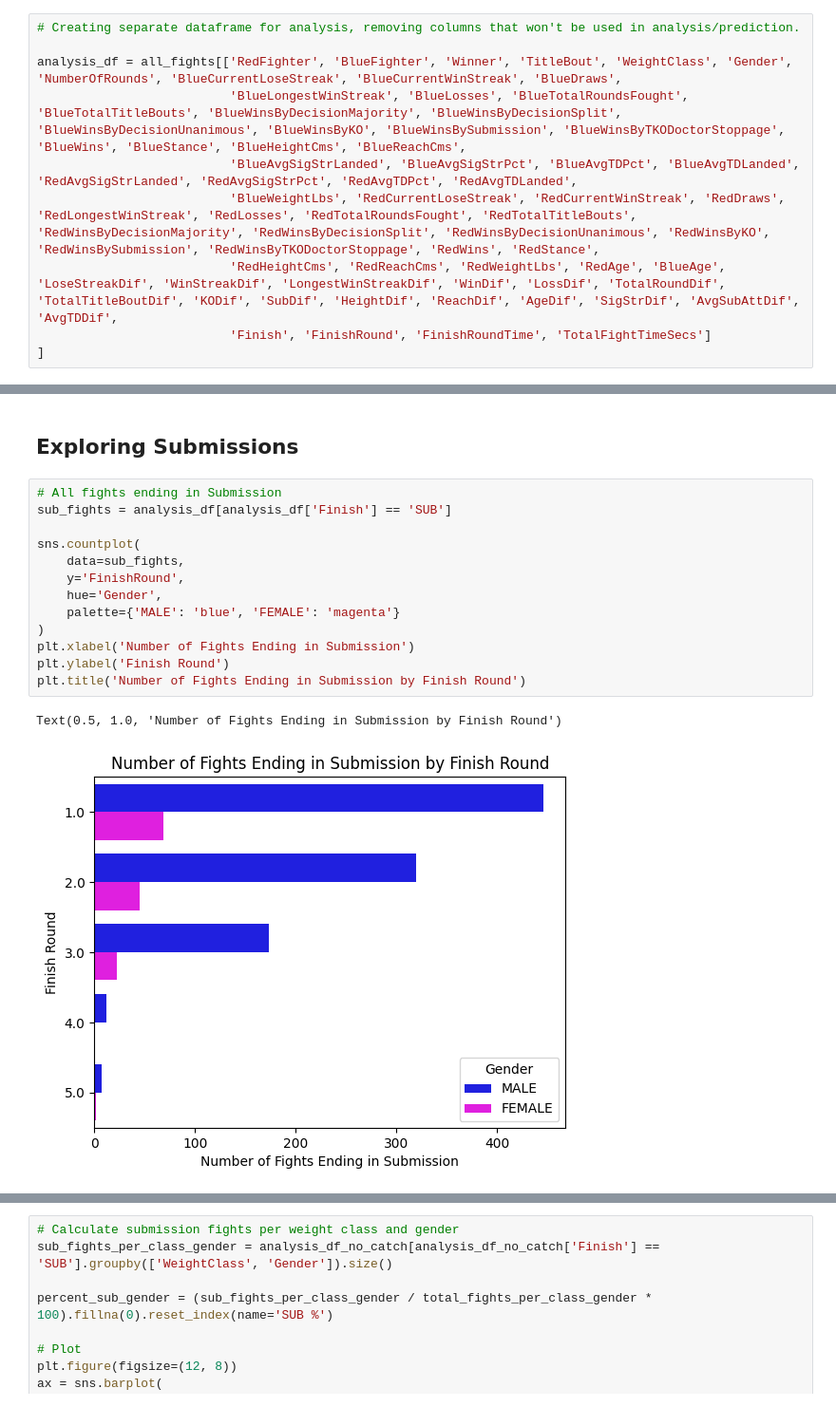
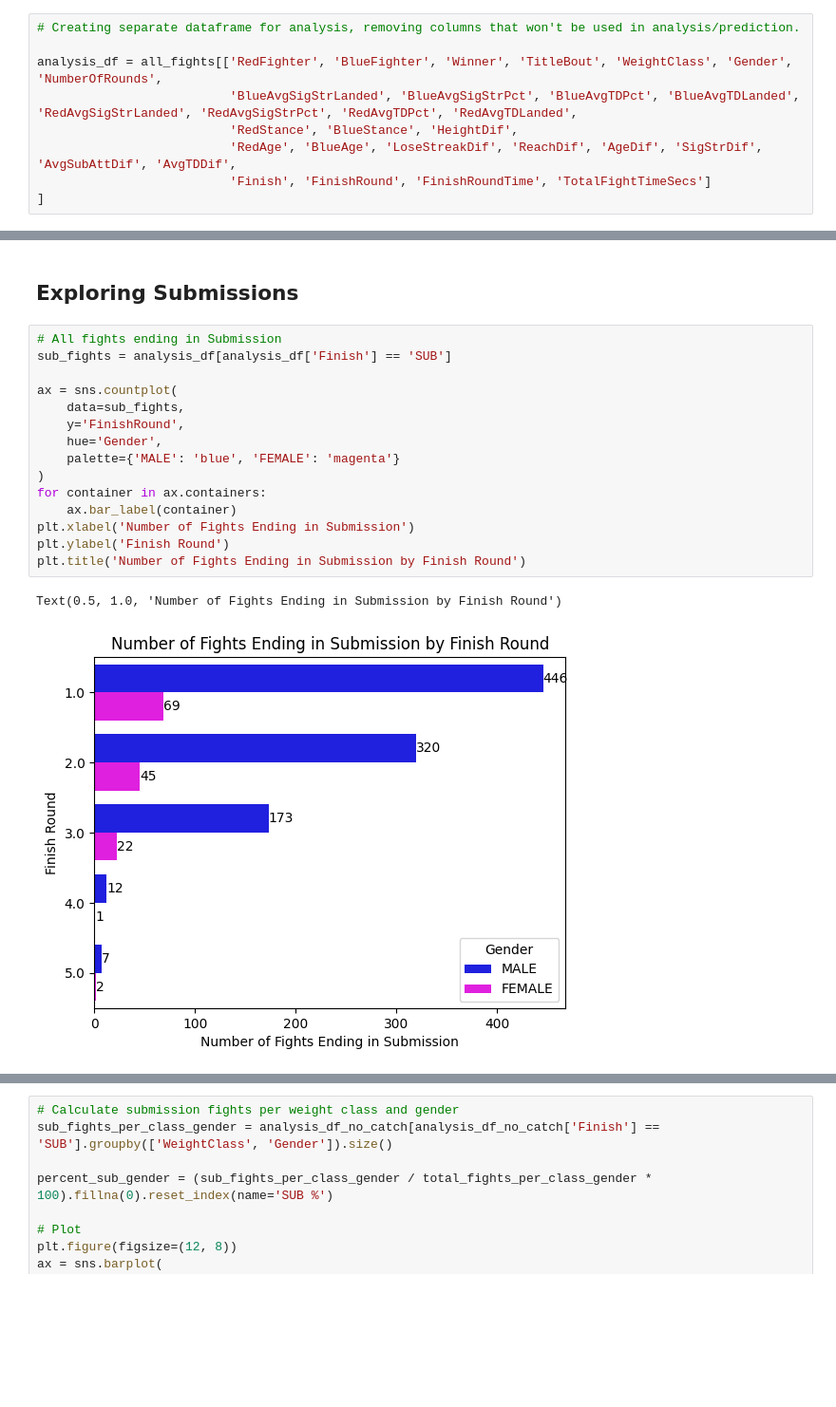
Before and after one commit to jmanlang/ufc-data-analysis, a Jupyter notebook: analysis.ipynb, the cells around one changed output, grey strips where cells are left out. Shown at 95% size. Cells and saved outputs as stored; diff of their text form; blank space fills up the shorter version.

```diff
--- a/analysis.ipynb
+++ b/analysis.ipynb
@@ -98,10 +97,9 @@ all_fights['WeightClass'] = all_fights['WeightClass'].str.replace("Women's ", ""
 # %%
 # Creating separate dataframe for analysis, removing columns that won't be used in analysis/prediction.
 
-analysis_df = all_fights[['RedFighter', 'BlueFighter', 'Winner', 'TitleBout', 'WeightClass', 'Gender', 'NumberOfRounds', 'BlueCurrentLoseStreak', 'BlueCurrentWinStreak', 'BlueDraws',
-                          'BlueLongestWinStreak', 'BlueLosses', 'BlueTotalRoundsFought', 'BlueTotalTitleBouts', 'BlueWinsByDecisionMajority', 'BlueWinsByDecisionSplit', 'BlueWinsByDecisionUnanimous', 'BlueWinsByKO', 'BlueWinsBySubmission', 'BlueWinsByTKODoctorStoppage', 'BlueWins', 'BlueStance', 'BlueHeightCms', 'BlueReachCms',
+analysis_df = all_fights[['RedFighter', 'BlueFighter', 'Winner', 'TitleBout', 'WeightClass', 'Gender', 'NumberOfRounds',
                           'BlueAvgSigStrLanded', 'BlueAvgSigStrPct', 'BlueAvgTDPct', 'BlueAvgTDLanded', 'RedAvgSigStrLanded', 'RedAvgSigStrPct', 'RedAvgTDPct', 'RedAvgTDLanded',
-                          'BlueWeightLbs', 'RedCurrentLoseStreak', 'RedCurrentWinStreak', 'RedDraws', 'RedLongestWinStreak', 'RedLosses', 'RedTotalRoundsFought', 'RedTotalTitleBouts', 'RedWinsByDecisionMajority', 'RedWinsByDecisionSplit', 'RedWinsByDecisionUnanimous', 'RedWinsByKO', 'RedWinsBySubmission', 'RedWinsByTKODoctorStoppage', 'RedWins', 'RedStance',
-                          'RedHeightCms', 'RedReachCms', 'RedWeightLbs', 'RedAge', 'BlueAge', 'LoseStreakDif', 'WinStreakDif', 'LongestWinStreakDif', 'WinDif', 'LossDif', 'TotalRoundDif', 'TotalTitleBoutDif', 'KODif', 'SubDif', 'HeightDif', 'ReachDif', 'AgeDif', 'SigStrDif', 'AvgSubAttDif', 'AvgTDDif',
+                          'RedStance', 'BlueStance', 'HeightDif',
+                          'RedAge', 'BlueAge', 'LoseStreakDif', 'ReachDif', 'AgeDif', 'SigStrDif', 'AvgSubAttDif', 'AvgTDDif',
                           'Finish', 'FinishRound', 'FinishRoundTime', 'TotalFightTimeSecs']
 ]
@@ -520,16 +560,18 @@ plt.show()
 # %%
 # All fights ending in Submission
 sub_fights = analysis_df[analysis_df['Finish'] == 'SUB']
 
-sns.countplot(
+ax = sns.countplot(
     data=sub_fights,
     y='FinishRound',
     hue='Gender',
     palette={'MALE': 'blue', 'FEMALE': 'magenta'}
 )
+for container in ax.containers:
+    ax.bar_label(container)
 plt.xlabel('Number of Fights Ending in Submission')
 plt.ylabel('Finish Round')
 plt.title('Number of Fights Ending in Submission by Finish Round')
 # %% [output]
 Text(0.5, 1.0, 'Number of Fights Ending in Submission by Finish Round')
-[figure, old version]
+[figure, new version]
```
Also changed, not shown: parts of 33 cells of this notebook.
